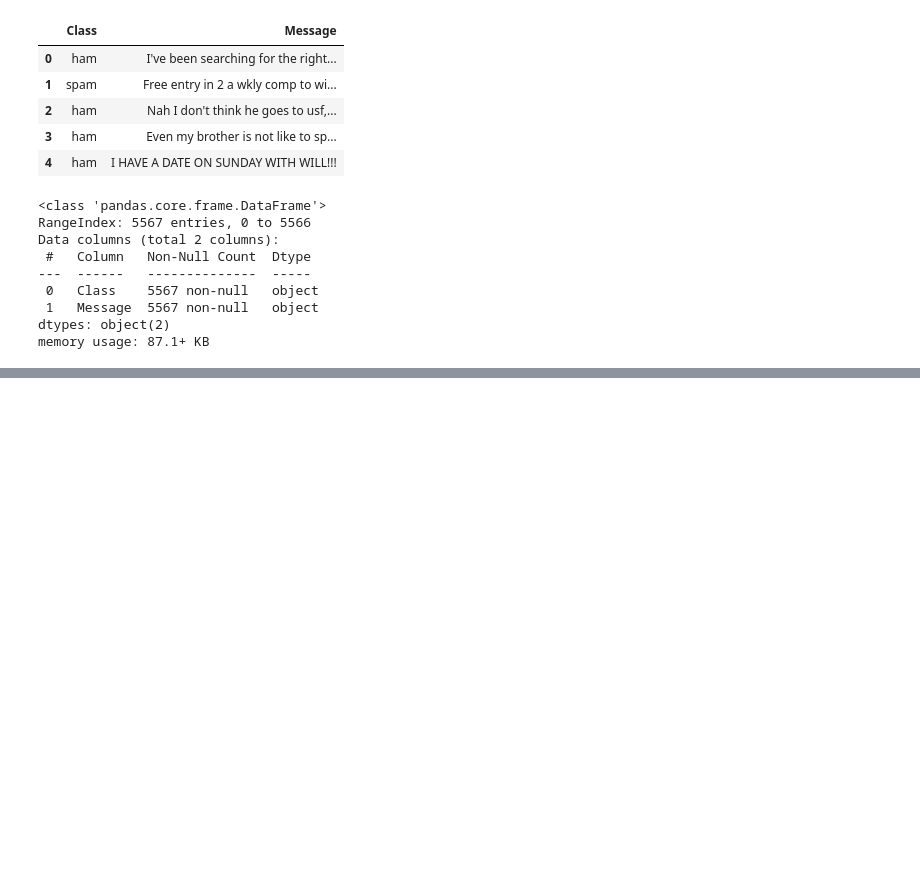
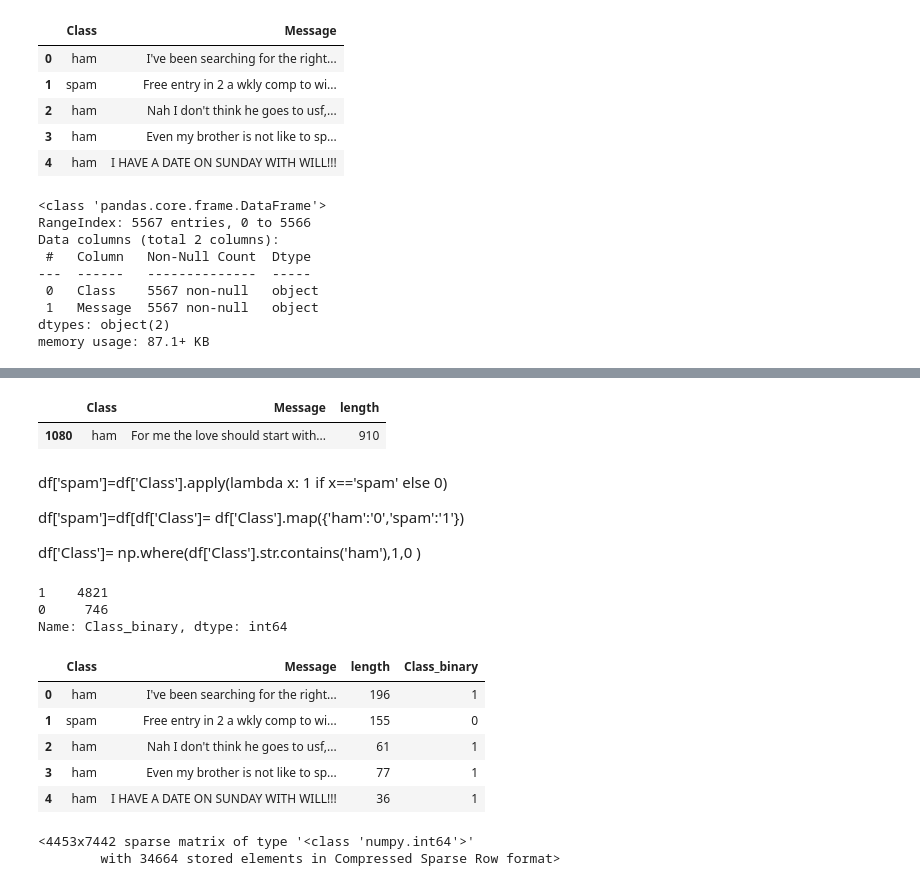
Before and after one commit to venkatesh-manikumar/Python_learnings, a Jupyter notebook: Text_modeling_NB.ipynb, the cells around one changed output, grey strips where cells are left out. Cells and saved outputs as stored; diff of their text form; code cells hidden in the pictures; blank space fills up the shorter version.

```diff
--- a/Text_modeling_NB.ipynb
+++ b/Text_modeling_NB.ipynb
@@ -27,0 +41,4 @@ memory usage: 87.1+ KB
+# %%
+#spam_data['length'] = spam_data['Message'].str.split(" ").apply(len)
+spam_data['length'] = spam_data['Message'].str.len()
+spam_data.head()
@@ -27,0 +69,36 @@ memory usage: 87.1+ KB
+# %%
+spam_data[spam_data['length'] == 910].head()
+# %% [output]
+|  | Class | Message | length |
+| 1080 | ham | For me the love should start with... | 910 |
+# %% [markdown]
+df['spam']=df['Class'].apply(lambda x: 1 if x=='spam' else 0)
+
+df['spam']=df[df['Class']= df['Class'].map({'ham':'0','spam':'1'})
+
+df['Class']= np.where(df['Class'].str.contains('ham'),1,0 )
+# %%
+"""conditions = [
+    (spam_data['Class'] == "spam"),
+    (spam_data['Class'] == "ham")
+]
+values = [1,0]
+
+spam_data['Class_binary'] = np.select(conditions, values) """
+
+spam_data['Class_binary']= np.where(spam_data['Class'].str.contains('ham'),1,0 )
+
+spam_data['Class_binary'].value_counts()
+# %% [output]
+1    4821
+0     746
+Name: Class_binary, dtype: int64
+# %%
+spam_data.head()
+# %% [output]
+|  | Class | Message | length | Class_binary |
+| 0 | ham | I've been searching for the right... | 196 | 1 |
+| 1 | spam | Free entry in 2 a wkly comp to wi... | 155 | 0 |
+| 2 | ham | Nah I don't think he goes to usf,... | 61 | 1 |
+| 3 | ham | Even my brother is not like to sp... | 77 | 1 |
+| 4 | ham | I HAVE A DATE ON SUNDAY WITH WILL!!! | 36 | 1 |
@@ -27,0 +110,9 @@ memory usage: 87.1+ KB
+# %%
+X_train , X_test , Y_train , Y_test = train_test_split(X,Y , test_size = 0.2)
+
+X_train_cv = cv.fit_transform(X_train)
+
+X_train_cv
+# %% [output]
+<4453x7442 sparse matrix of type '<class 'numpy.int64'>'
+        with 34664 stored elements in Compressed Sparse Row format>
```
Also changed, not shown: parts of 10 cells of this notebook.
